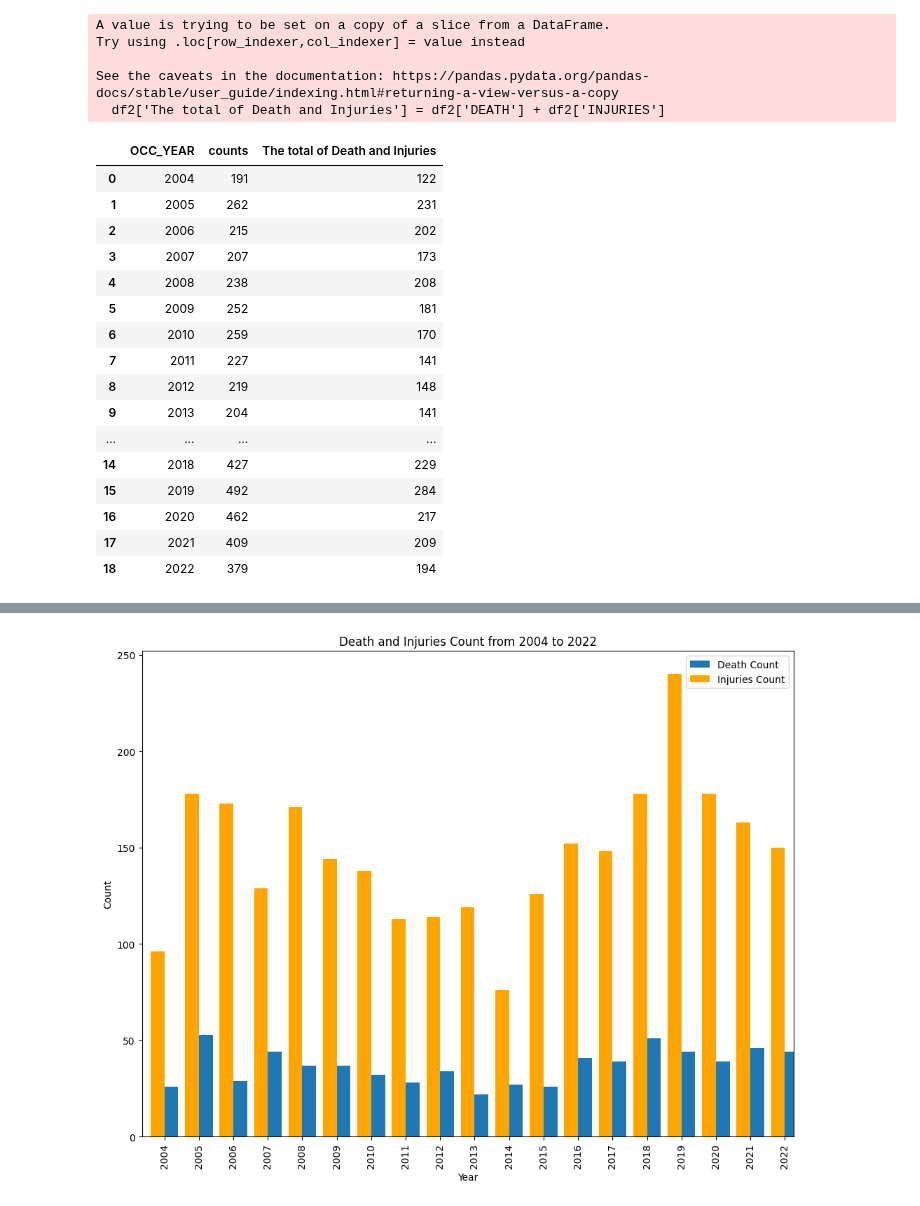
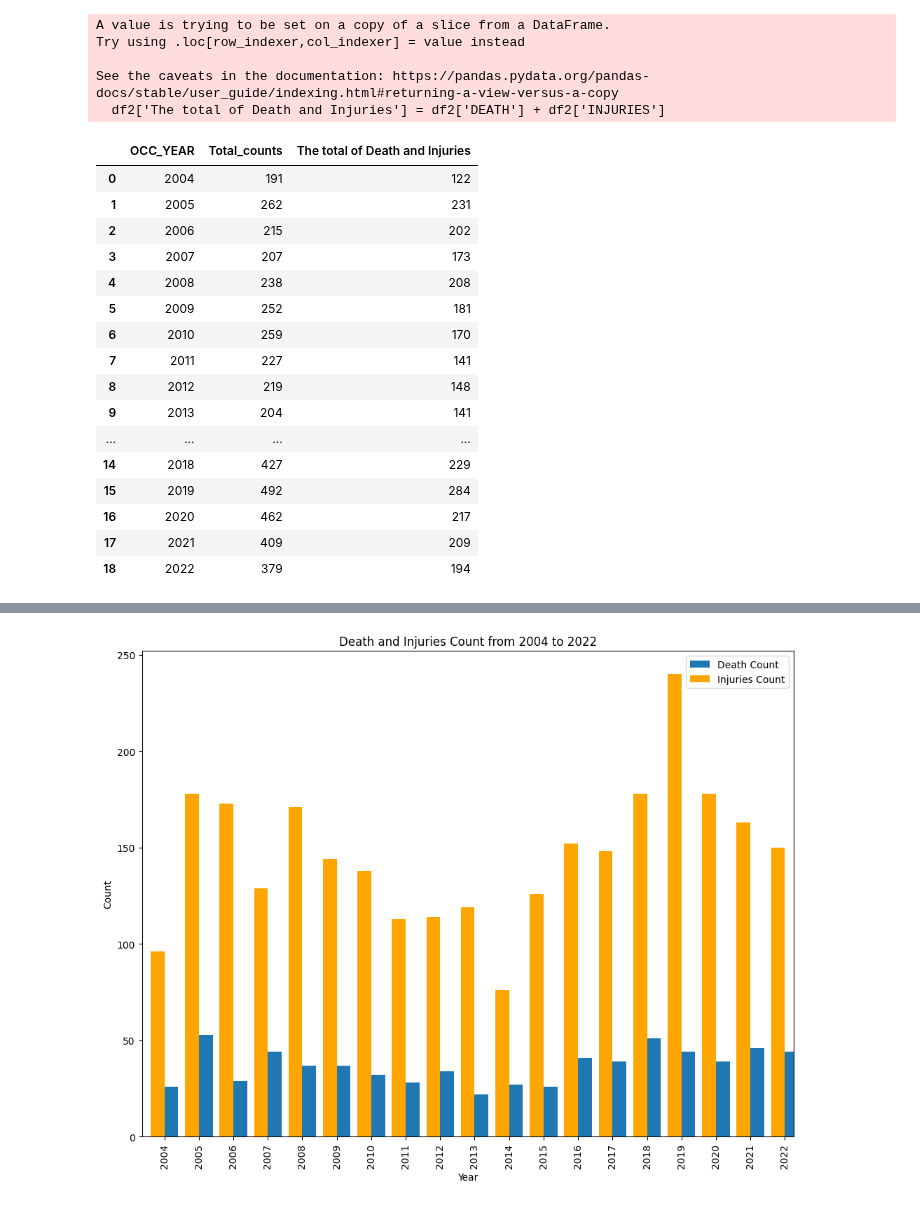
Before and after one commit to ChuHongHeMike/schulich_data_science_he55, a Jupyter notebook: AI/P1.ipynb, the cells around one changed output, grey strips where cells are left out. Saved outputs shown, nothing was run; the diff lists cells and outputs as text; code cells hidden in the pictures.

```diff
--- a/AI/P1.ipynb
+++ b/AI/P1.ipynb
@@ -31,10 +31,11 @@ Try using .loc[row_indexer,col_indexer] = value instead
 See the caveats in the documentation: https://pandas.pydata.org/pandas-docs/stable/user_guide/indexing.html#returning-a-view-versus-a-copy
   df2['The total of Death and Injuries'] = df2['DEATH'] + df2['INJURIES']
 # %%
-df3=df2.groupby(['OCC_YEAR']).size().reset_index(name = 'counts')
-df3.merge(df2.groupby('OCC_YEAR')['The total of Death and Injuries'].agg('sum').reset_index())
+df3=df2.groupby(['OCC_YEAR']).size().reset_index(name = 'Total_counts')
+df3=df3.merge(df2.groupby('OCC_YEAR')['The total of Death and Injuries'].agg('sum').reset_index())
+df3
 # %% [output]
-|  | OCC_YEAR | counts | The total of Death and Injuries |
+|  | OCC_YEAR | Total_counts | The total of Death and Injuries |
 | 0 | 2004 | 191 | 122 |
 | 1 | 2005 | 262 | 231 |
 | 2 | 2006 | 215 | 202 |
```
Also changed, not shown: parts of 3 cells of this notebook.
